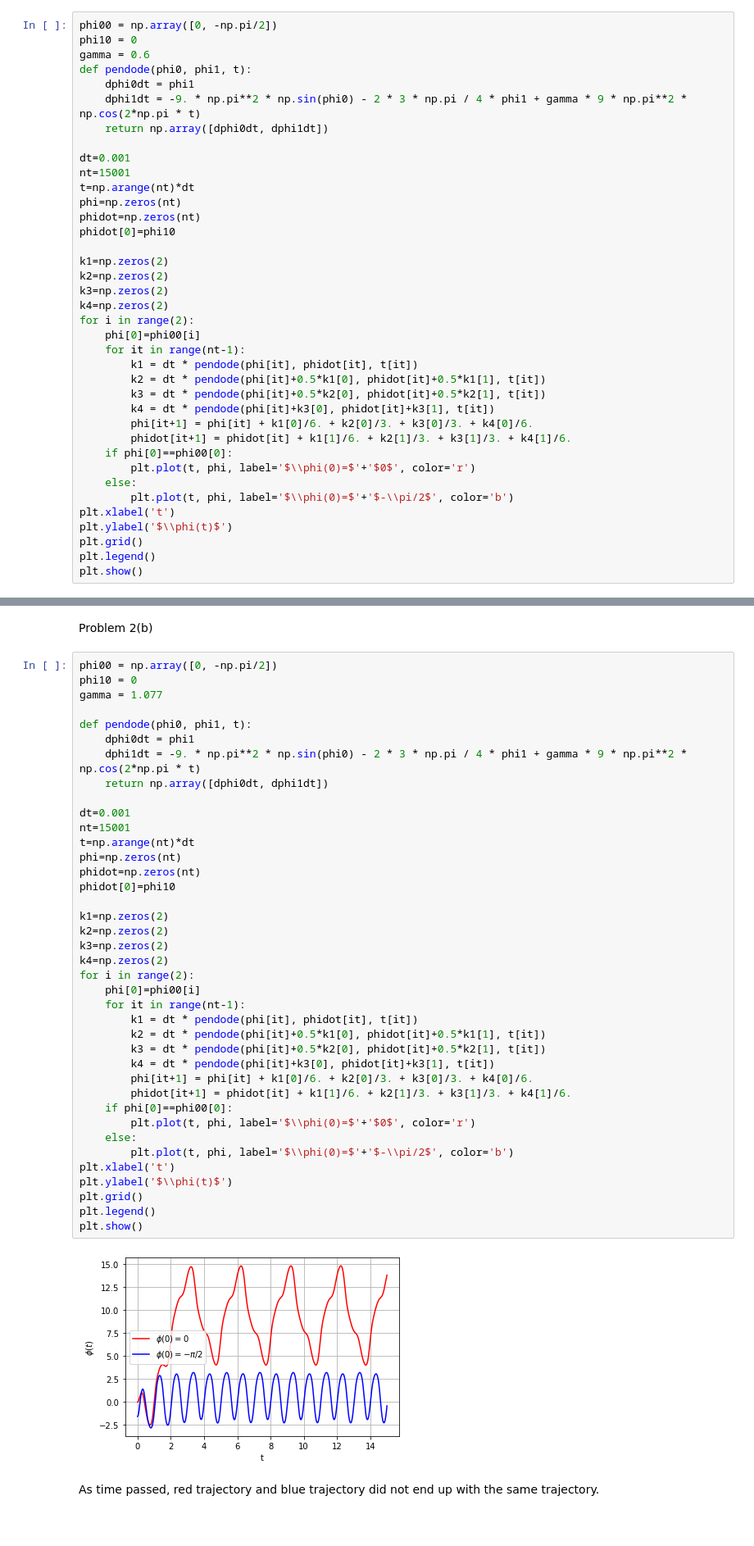
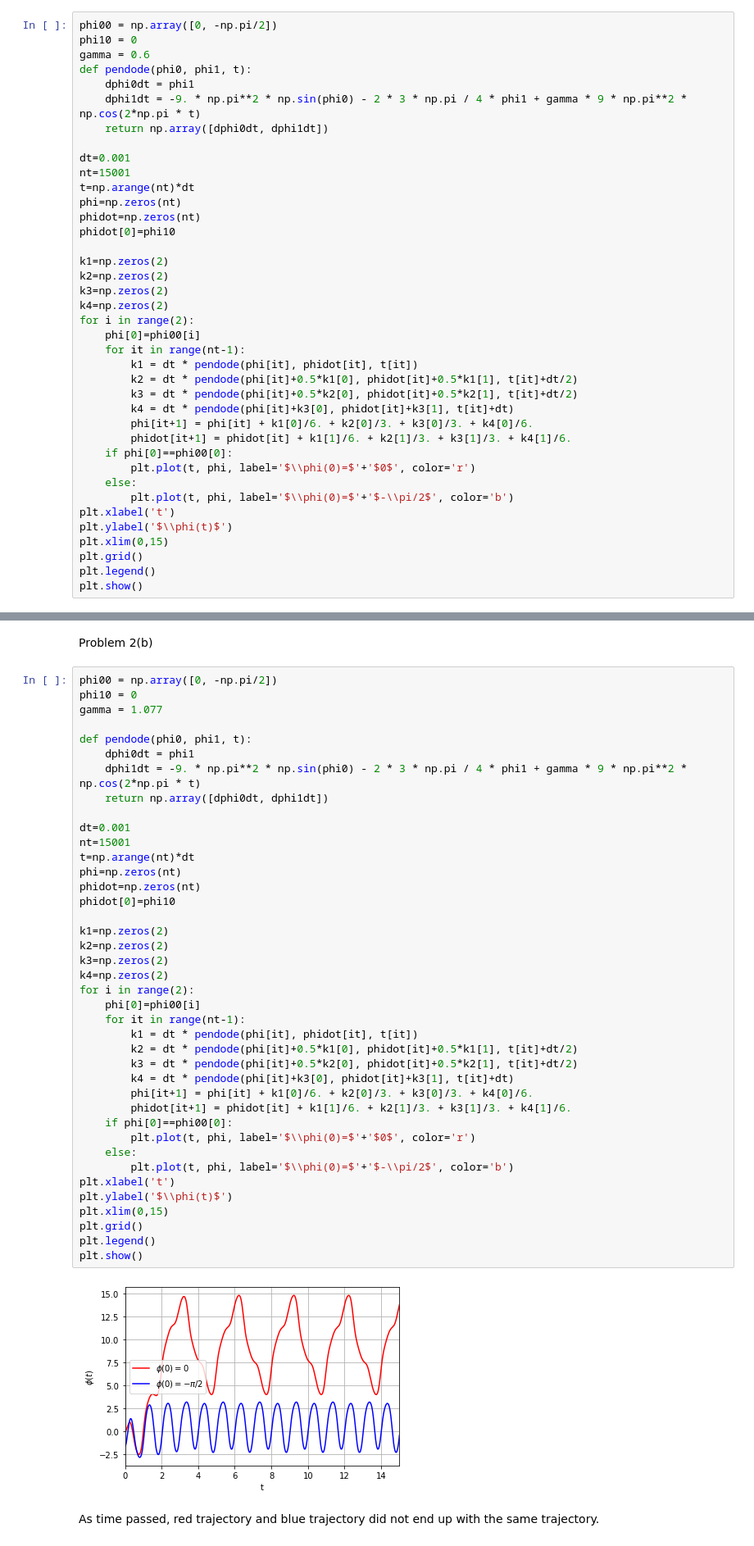
Before and after one commit to AmedeoAvogadro/PHYS29, a Jupyter notebook: notebooks/Yizhi_Jiao_Homework_7.ipynb, the cells around one changed output, grey strips where cells are left out. Shown at 82% size. Drawn from its saved outputs; the diff is of its cells as text.

```diff
--- a/notebooks/Yizhi_Jiao_Homework_7.ipynb
+++ b/notebooks/Yizhi_Jiao_Homework_7.ipynb
@@ -78,9 +78,9 @@ for i in range(2):
     phi[0]=phi00[i]
     for it in range(nt-1):
         k1 = dt * pendode(phi[it], phidot[it], t[it])
-        k2 = dt * pendode(phi[it]+0.5*k1[0], phidot[it]+0.5*k1[1], t[it])
-        k3 = dt * pendode(phi[it]+0.5*k2[0], phidot[it]+0.5*k2[1], t[it])
-        k4 = dt * pendode(phi[it]+k3[0], phidot[it]+k3[1], t[it])
+        k2 = dt * pendode(phi[it]+0.5*k1[0], phidot[it]+0.5*k1[1], t[it]+dt/2)
+        k3 = dt * pendode(phi[it]+0.5*k2[0], phidot[it]+0.5*k2[1], t[it]+dt/2)
+        k4 = dt * pendode(phi[it]+k3[0], phidot[it]+k3[1], t[it]+dt)
         phi[it+1] = phi[it] + k1[0]/6. + k2[0]/3. + k3[0]/3. + k4[0]/6.
         phidot[it+1] = phidot[it] + k1[1]/6. + k2[1]/3. + k3[1]/3. + k4[1]/6.
     if phi[0]==phi00[0]:
@@ -89,6 +89,7 @@ for i in range(2):
         plt.plot(t, phi, label='$\\phi(0)=$'+'$-\\pi/2$', color='b')
 plt.xlabel('t')
 plt.ylabel('$\\phi(t)$')
+plt.xlim(0,15)
 plt.grid()
 plt.legend()
 plt.show()
@@ -108,36 +109,37 @@ def pendode(phi0, phi1, t):
     dphi1dt = -9. * np.pi**2 * np.sin(phi0) - 2 * 3 * np.pi / 4 * phi1 + gamma * 9 * np.pi**2 * np.cos(2*np.pi * t)
     return np.array([dphi0dt, dphi1dt])
 
 dt=0.001
 nt=15001
 t=np.arange(nt)*dt
 phi=np.zeros(nt)
 phidot=np.zeros(nt)
 phidot[0]=phi10
 
 k1=np.zeros(2)
 k2=np.zeros(2)
 k3=np.zeros(2)
 k4=np.zeros(2)
 for i in range(2):
     phi[0]=phi00[i]
     for it in range(nt-1):
         k1 = dt * pendode(phi[it], phidot[it], t[it])
-        k2 = dt * pendode(phi[it]+0.5*k1[0], phidot[it]+0.5*k1[1], t[it])
-        k3 = dt * pendode(phi[it]+0.5*k2[0], phidot[it]+0.5*k2[1], t[it])
-        k4 = dt * pendode(phi[it]+k3[0], phidot[it]+k3[1], t[it])
+        k2 = dt * pendode(phi[it]+0.5*k1[0], phidot[it]+0.5*k1[1], t[it]+dt/2)
+        k3 = dt * pendode(phi[it]+0.5*k2[0], phidot[it]+0.5*k2[1], t[it]+dt/2)
+        k4 = dt * pendode(phi[it]+k3[0], phidot[it]+k3[1], t[it]+dt)
         phi[it+1] = phi[it] + k1[0]/6. + k2[0]/3. + k3[0]/3. + k4[0]/6.
         phidot[it+1] = phidot[it] + k1[1]/6. + k2[1]/3. + k3[1]/3. + k4[1]/6.
     if phi[0]==phi00[0]:
         plt.plot(t, phi, label='$\\phi(0)=$'+'$0$', color='r')
     else:
         plt.plot(t, phi, label='$\\phi(0)=$'+'$-\\pi/2$', color='b')
 plt.xlabel('t')
 plt.ylabel('$\\phi(t)$')
+plt.xlim(0,15)
 plt.grid()
 plt.legend()
 plt.show()
 # %% [output]
-[figure, old version]
+[figure, new version]
 # %% [markdown]
 As time passed, red trajectory and blue trajectory did not end up with the same trajectory.
```
Also changed, not shown: parts of 1 cell of this notebook.
